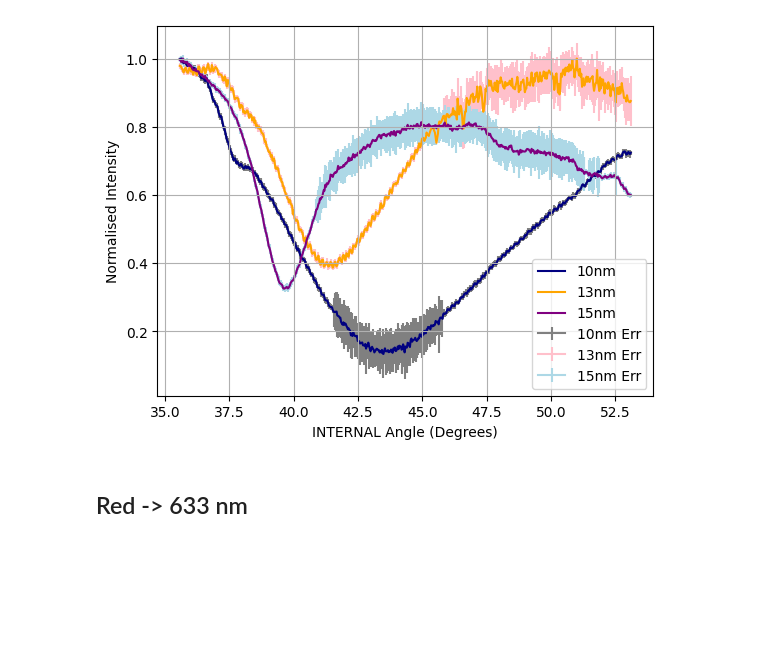
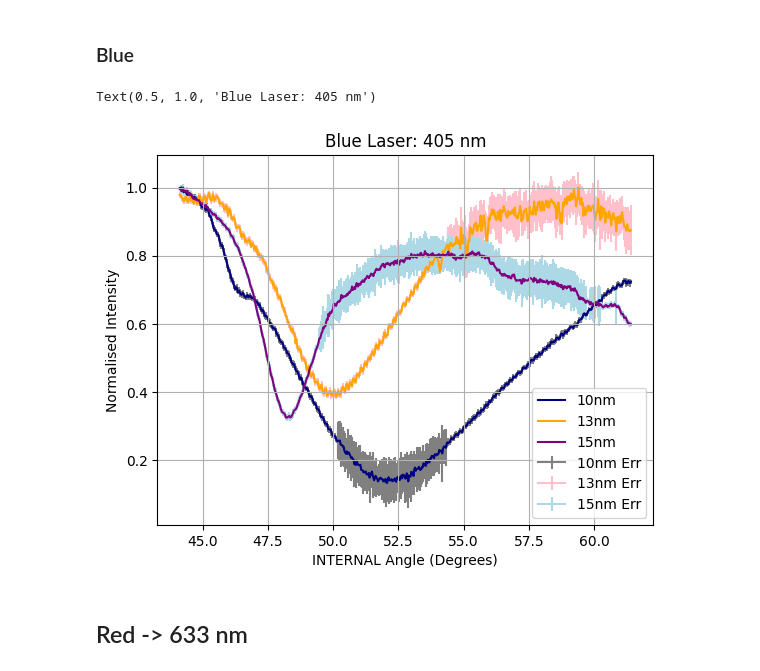
Before and after one commit to daraghhollman/UCD_PASS_Labs, a Jupyter notebook: Surface_Plasmons/Python/surfacePlasmonsAnalysis.ipynb, the cells around one changed output. Saved outputs shown, nothing was run; the diff lists cells and outputs as text; code cells hidden in the pictures; blank space fills up the shorter version.

```diff
--- a/Surface_Plasmons/Python/surfacePlasmonsAnalysis.ipynb
+++ b/Surface_Plasmons/Python/surfacePlasmonsAnalysis.ipynb
@@ -154,9 +162,13 @@ PlotFile("15nm/green/green02.txt", lineColour="purple", errColour="lightblue", l
+# %% [markdown]
+### Blue
 # %%
-PlotFile("10nm/blue/blue01.txt", lineColour="navy", errColour="grey", label="10nm")
-PlotFile("13nm/blue/blue01.txt", lineColour="orange", errColour="pink", label="13nm")
-PlotFile("15nm/blue/blue01.txt", lineColour="purple", errColour="lightblue", label="15nm")
+PlotFile("10nm/blue/blue01.txt", lineColour="navy", errColour="grey", label="10nm", offset=43.65)
+PlotFile("13nm/blue/blue01.txt", lineColour="orange", errColour="pink", label="13nm", offset=43.65)
+PlotFile("15nm/blue/blue01.txt", lineColour="purple", errColour="lightblue", label="15nm", offset=43.65)
+plt.title("Blue Laser: 405 nm")
 # %% [output]
+Text(0.5, 1.0, 'Blue Laser: 405 nm')
-[figure, old version]
+[figure, new version]
 # %% [markdown]
 ## Red -> 633 nm
 # %%
```
Also changed, not shown: parts of 10 cells of this notebook, 16 other files.
